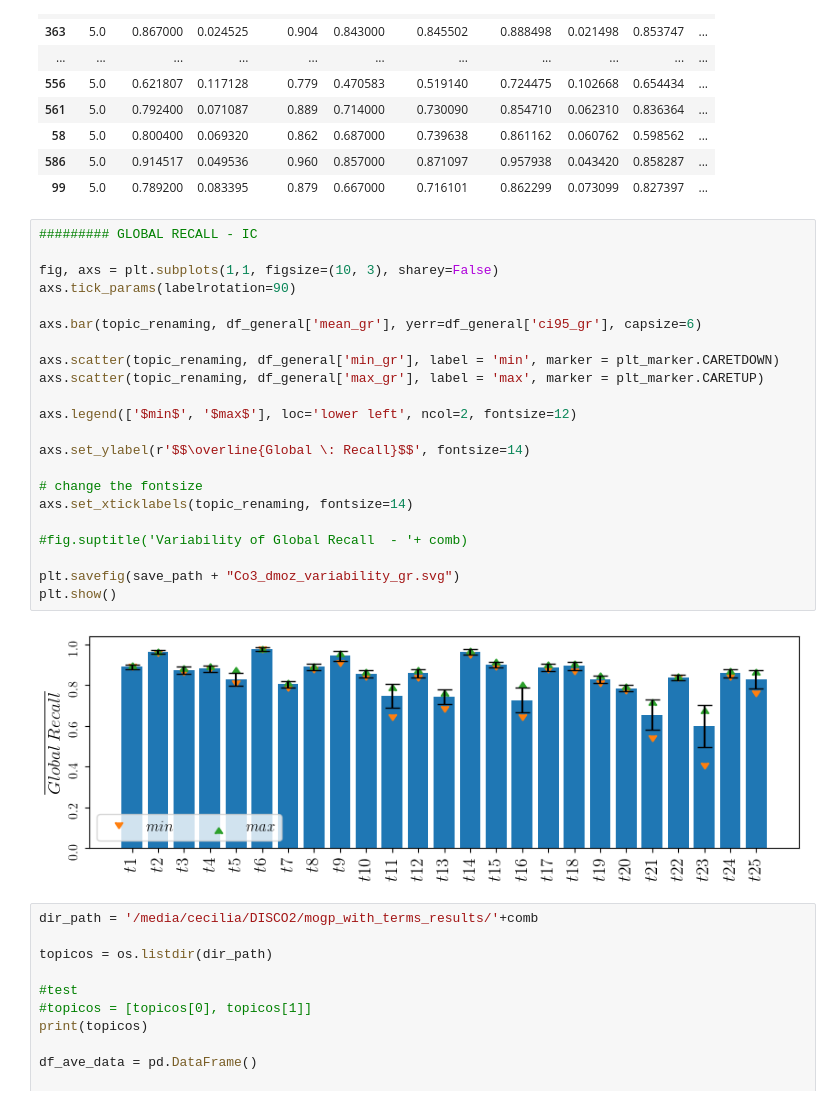
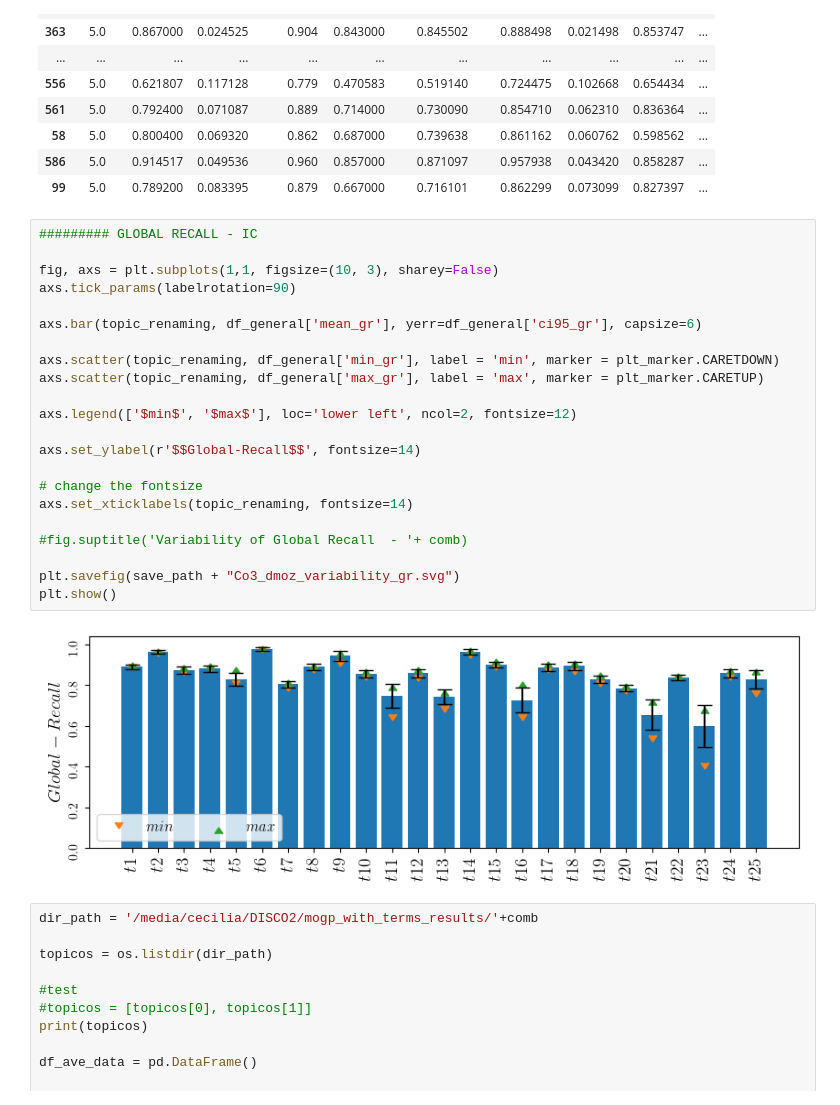
Before and after one commit to ceciliabaggio/mogp_with_terms, a Jupyter notebook: dmoz_topic_variability/topic-variablity-mogp.ipynb, the cells around one changed output. Drawn from its saved outputs; the diff is of its cells as text.

```diff
--- a/dmoz_topic_variability/topic-variablity-mogp.ipynb
+++ b/dmoz_topic_variability/topic-variablity-mogp.ipynb
@@ -326,27 +326,27 @@ df_general
 # %%
 ######### GLOBAL RECALL - IC
 
 fig, axs = plt.subplots(1,1, figsize=(10, 3), sharey=False)
 axs.tick_params(labelrotation=90)
 
 axs.bar(topic_renaming, df_general['mean_gr'], yerr=df_general['ci95_gr'], capsize=6)
 
 axs.scatter(topic_renaming, df_general['min_gr'], label = 'min', marker = plt_marker.CARETDOWN)
 axs.scatter(topic_renaming, df_general['max_gr'], label = 'max', marker = plt_marker.CARETUP)
 
 axs.legend(['$min$', '$max$'], loc='lower left', ncol=2, fontsize=12)
 
-axs.set_ylabel(r'$$\overline{Global \: Recall}$$', fontsize=14)
+axs.set_ylabel(r'$$Global-Recall$$', fontsize=14)
 
 # change the fontsize
 axs.set_xticklabels(topic_renaming, fontsize=14)
 
 #fig.suptitle('Variability of Global Recall  - '+ comb)
 
 plt.savefig(save_path + "Co3_dmoz_variability_gr.svg")
 plt.show()
 # %% [output]
-[figure, old version]
+[figure, new version]
 # %%
 dir_path = '/media/cecilia/DISCO2/mogp_with_terms_results/'+comb
 
```
Also changed, not shown: 9 other files.
